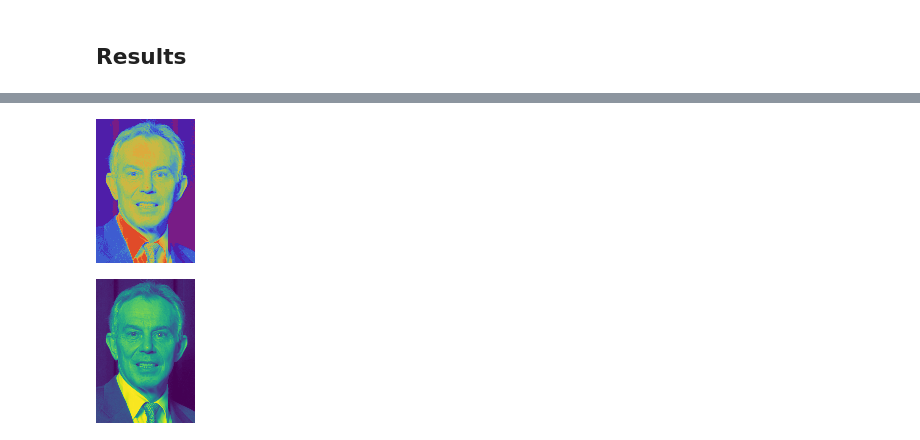
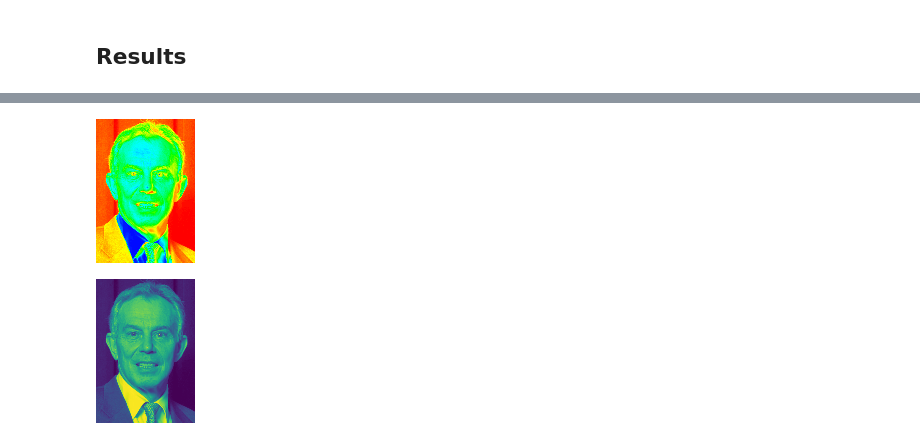
Before and after one commit to bas-acoustics/fsz242, a Jupyter notebook: which-blair-test.ipynb, the cells around one changed output, grey strips where cells are left out. Saved outputs shown, nothing was run; the diff lists cells and outputs as text; code cells hidden in the pictures.

Commit message:
Use Rainbow from Rogowitz and Kalvin

```diff
--- a/which-blair-test.ipynb
+++ b/which-blair-test.ipynb
@@ -32,3 +32,6 @@ end
 which_blair_test (generic function with 1 method)
 # %% [markdown]
 ## Results
+# %%
+using Colors
+rainbow = [convert(RGB, HSV(i * 240, 1.0, 1.0)) for i in range(0,stop=1,length=100)]
@@ -35,7 +56,7 @@ which_blair_test (generic function with 1 method)
 # %%
-imresize(which_blair_test(ColorSchemes.rainbow), ratio=0.2) # NB Not the same Rainbow used by Rogowitz & Kalvin
+imresize(which_blair_test(ColorScheme(rainbow)), ratio=0.2)
 # %% [output]
-[figure, old version]
+[figure, new version]
 # %%
 imresize(which_blair_test(ColorSchemes.viridis), ratio=0.2)
 # %% [output]
```
Also changed, not shown: parts of 1 cell of this notebook.
